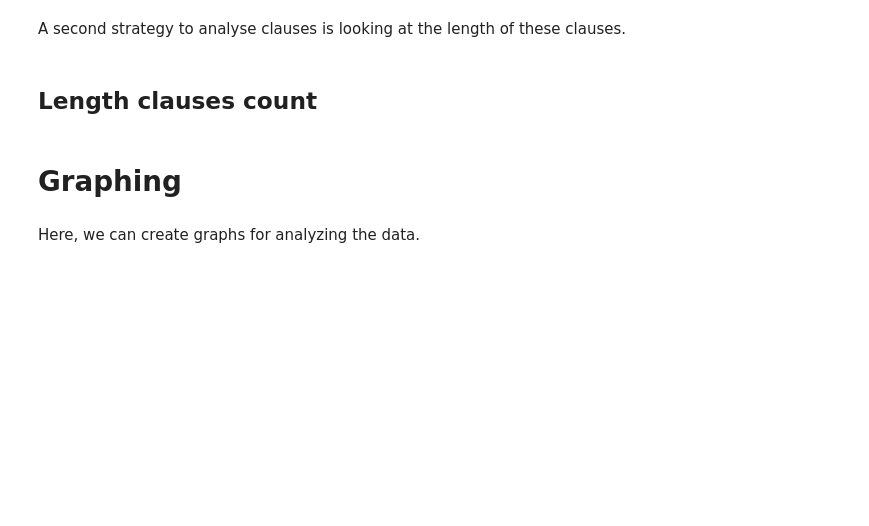
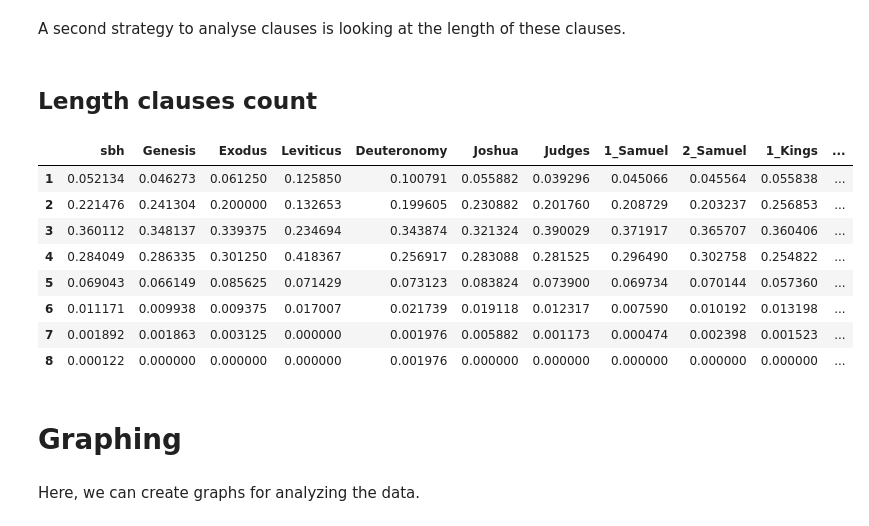
Before and after one commit to ETCBC/Probabilistic_Language_Change, a Jupyter notebook: markov_chain_analysis.ipynb, the cells around one changed output. Drawn from its saved outputs; the diff is of its cells as text; code cells hidden in the pictures; blank space fills up the shorter version.

```diff
--- a/markov_chain_analysis.ipynb
+++ b/markov_chain_analysis.ipynb
@@ -146,11 +176,23 @@ A second strategy to analyse clauses is looking at the length of these clauses.
 # %%
 length_count = dict()
 for bookname, clauses in data.items():
     length_count[bookname]=collections.Counter([len(x) for x in clauses])
 #Dataframe
-df_length_count = pd.DataFrame(length_count,columns =data.keys()).fillna(0)
+df_length_count = pd.DataFrame(length_count, columns=data.keys()).fillna(0)
 #Normalized
 df_prob_length_count = df_length_count.div(df_length_count.sum(axis=0), axis=1)
+
+df_prob_length_count
+# %% [output]
+|  | sbh | Genesis | Exodus | Leviticus | Deuteronomy | Joshua | Judges | 1_Samuel | 2_Samuel | 1_Kings | ... |
+| 1 | 0.052134 | 0.046273 | 0.061250 | 0.125850 | 0.100791 | 0.055882 | 0.039296 | 0.045066 | 0.045564 | 0.055838 | ... |
+| 2 | 0.221476 | 0.241304 | 0.200000 | 0.132653 | 0.199605 | 0.230882 | 0.201760 | 0.208729 | 0.203237 | 0.256853 | ... |
+| 3 | 0.360112 | 0.348137 | 0.339375 | 0.234694 | 0.343874 | 0.321324 | 0.390029 | 0.371917 | 0.365707 | 0.360406 | ... |
+| 4 | 0.284049 | 0.286335 | 0.301250 | 0.418367 | 0.256917 | 0.283088 | 0.281525 | 0.296490 | 0.302758 | 0.254822 | ... |
+| 5 | 0.069043 | 0.066149 | 0.085625 | 0.071429 | 0.073123 | 0.083824 | 0.073900 | 0.069734 | 0.070144 | 0.057360 | ... |
+| 6 | 0.011171 | 0.009938 | 0.009375 | 0.017007 | 0.021739 | 0.019118 | 0.012317 | 0.007590 | 0.010192 | 0.013198 | ... |
+| 7 | 0.001892 | 0.001863 | 0.003125 | 0.000000 | 0.001976 | 0.005882 | 0.001173 | 0.000474 | 0.002398 | 0.001523 | ... |
+| 8 | 0.000122 | 0.000000 | 0.000000 | 0.000000 | 0.001976 | 0.000000 | 0.000000 | 0.000000 | 0.000000 | 0.000000 | ... |
 # %% [markdown]
 # Graphing
 # %% [markdown]
```
Also changed, not shown: parts of 21 cells of this notebook, 1 other file.
